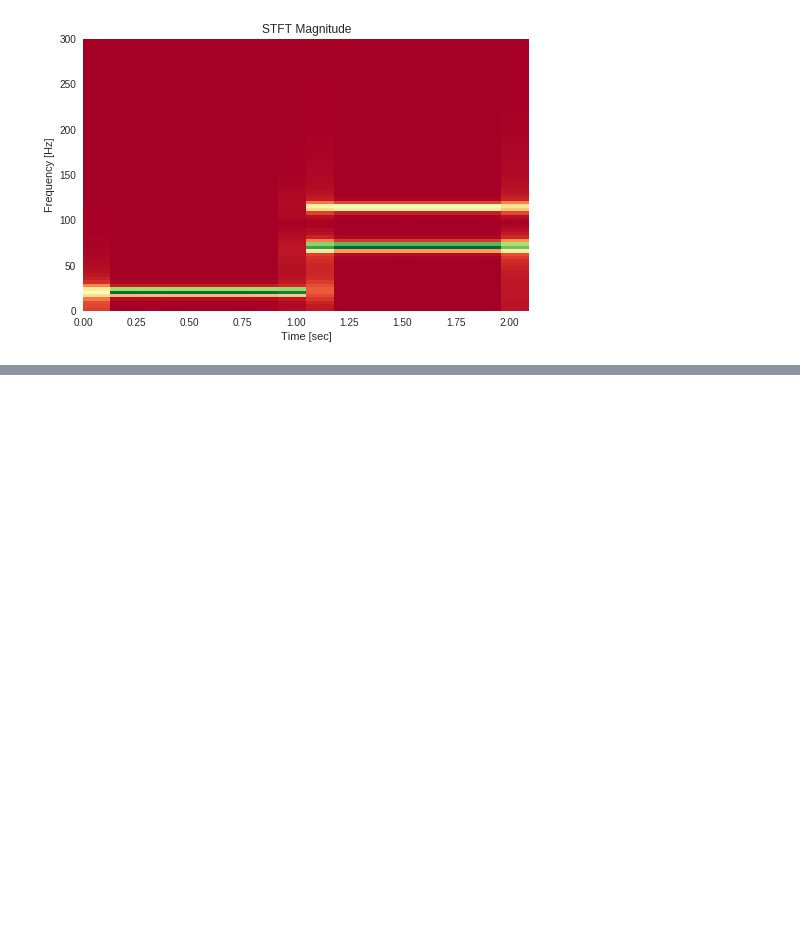
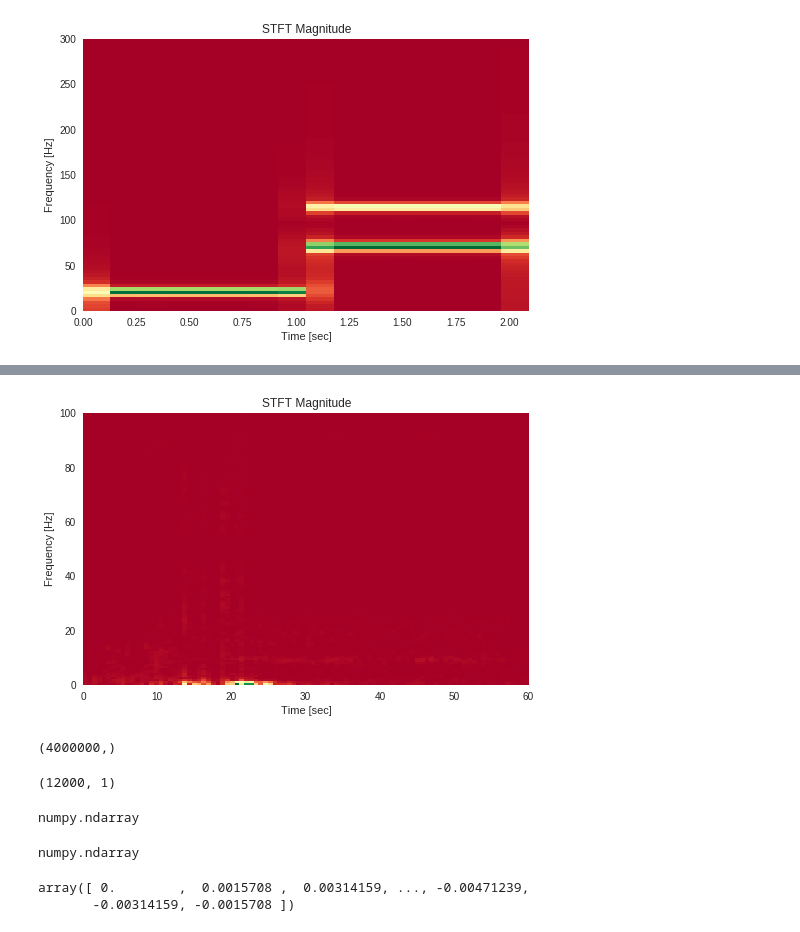
Before and after one commit to tbnsilveira/STFT_analysis, a Jupyter notebook: STFT_sinusoidal_signal.ipynb, the cells around one changed output, grey strips where cells are left out. Drawn from its saved outputs; the diff is of its cells as text; code cells hidden in the pictures; blank space fills up the shorter version.

```diff
--- a/STFT_sinusoidal_signal.ipynb
+++ b/STFT_sinusoidal_signal.ipynb
@@ -157,0 +184,25 @@ np.log2(4e6 / 4)
+# %%
+calcSTFT(bleh, 200, window='hamm', cmap='')
+# %% [output]
+[figure, added]
+# %%
+lanl1.shape
+# %% [output]
+(4000000,)
+# %%
+teste.shape
+# %% [output]
+(12000, 1)
+# %%
+type(teste)
+# %% [output]
+numpy.ndarray
+# %%
+type(lanl1)
+# %% [output]
+numpy.ndarray
+# %%
+lanl1
+# %% [output]
+array([ 0.        ,  0.0015708 ,  0.00314159, ..., -0.00471239,
+       -0.00314159, -0.0015708 ])
```
Also changed, not shown: parts of 11 cells of this notebook, 1 other file.
